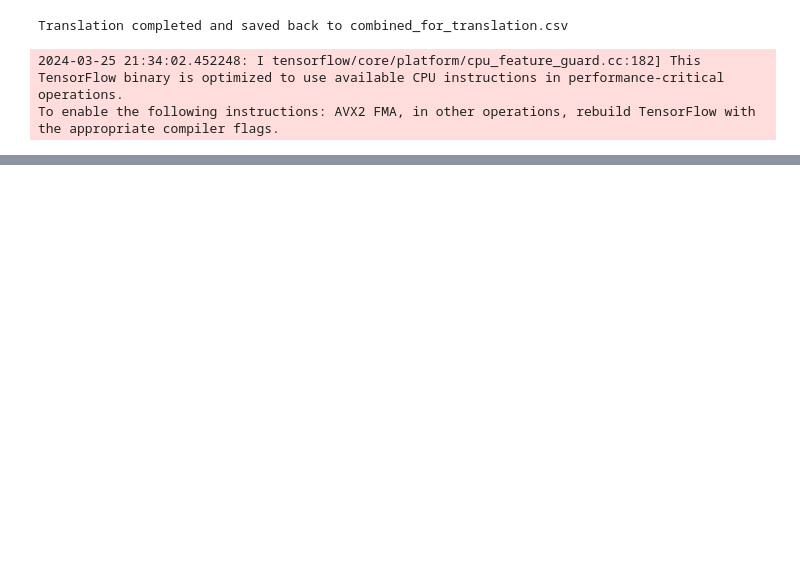
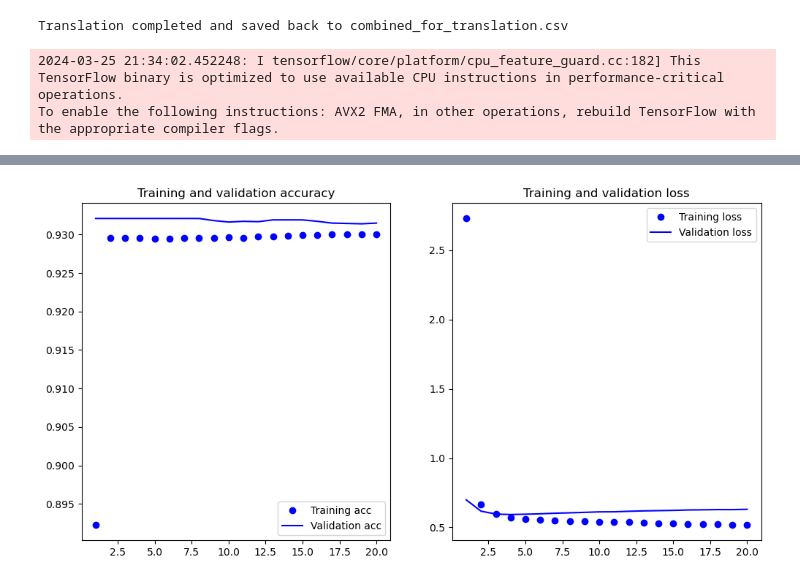
Before and after one commit to ukarthikvarmaCCT/Continous_Assessment_Sem_2, a Jupyter notebook: Preprocessing_data.ipynb, the cells around one changed output, grey strips where cells are left out. Saved outputs shown, nothing was run; the diff lists cells and outputs as text; code cells hidden in the pictures; blank space fills up the shorter version.

```diff
--- a/Preprocessing_data.ipynb
+++ b/Preprocessing_data.ipynb
@@ -352,0 +464,90 @@ df_final.to_csv('final_dataset.csv', index = False)
+# %%
+from tensorflow.keras.preprocessing.text import Tokenizer
+from tensorflow.keras.preprocessing.sequence import pad_sequences
+from tensorflow.keras.models import Sequential
+from tensorflow.keras.layers import Embedding, LSTM, Dense, Bidirectional, TimeDistributed, SpatialDropout1D, Attention, Dropout
+from sklearn.model_selection import train_test_split
+from tensorflow.keras.callbacks import EarlyStopping, ReduceLROnPlateau
+import numpy as np
+import re
+
+# Function to clean text data
+def clean_text(text):
+    text = text.lower()
+    text = re.sub(r"[^\w\s]", "", text)  # Remove punctuation
+    text = re.sub(r"\d+", "", text)  # Remove numbers
+    text = re.sub(r"\s+", " ", text).strip()  # Remove extra spaces
+    return text
+
+# Assuming `dataset` is your DataFrame with 'Hinglish' and 'English' columns loaded from 'final_dataset.csv'
+# Clean the text data
+data['Hinglish'] = data['Hinglish'].apply(clean_text)
+data['preprocessed_text'] = data['preprocessed_text'].apply(clean_text)
+
+# Use Hinglish sentences as input and English sentences as output
+input_sentences = data['Hinglish']
+output_sentences = data['preprocessed_text']
+
+# Tokenization
+tokenizer = Tokenizer()
+tokenizer.fit_on_texts(list(input_sentences) + list(output_sentences))
+input_sequences = tokenizer.texts_to_sequences(input_sentences)
+output_sequences = tokenizer.texts_to_sequences(output_sentences)
+
+# Find the maximum sequence length for padding
+max_length = max(max(len(seq) for seq in input_sequences), max(len(seq) for seq in output_sequences))
+vocab_size = len(tokenizer.word_index) + 1
+
+# Padding sequences
+input_padded = pad_sequences(input_sequences, maxlen=max_length, padding='post')
+output_padded = pad_sequences(output_sequences, maxlen=max_length, padding='post')
+
+# Splitting the dataset
+X_train, X_test, y_train, y_test = train_test_split(input_padded, output_padded, test_size=0.2, random_state=42)
+
+# Model building with added complexity
+model = Sequential([
+    Embedding(input_dim=vocab_size, output_dim=512, input_length=max_length),
+    SpatialDropout1D(0.2),
+    Bidirectional(LSTM(256, return_sequences=True)),
+    Dropout(0.5),
+    TimeDistributed(Dense(vocab_size, activation='softmax'))
+])
+
+model.compile(optimizer='adam', loss='sparse_categorical_crossentropy', metrics=['accuracy'])
+
+
+# Training the model with increased epochs
+history = model.fit(X_train, y_train, batch_size=64, epochs=20, validation_data=(X_test, y_test))
+
+
+# To save the model for future use
+model.save('hinglish_to_english_translation_model_improved.h5')
+
+import matplotlib.pyplot as plt
+
+def plot_training_history(history):
+    acc = history.history['accuracy']
+    val_acc = history.history['val_accuracy']
+    loss = history.history['loss']
+    val_loss = history.history['val_loss']
+    epochs = range(1, len(acc) + 1)
+
+    plt.figure(figsize=(12, 6))
+
+    plt.subplot(1, 2, 1)
+    plt.plot(epochs, acc, 'bo', label='Training acc')
+    plt.plot(epochs, val_acc, 'b', label='Validation acc')
+    plt.title('Training and validation accuracy')
+    plt.legend()
+
+    plt.subplot(1, 2, 2)
+    plt.plot(epochs, loss, 'bo', label='Training loss')
+    plt.plot(epochs, val_loss, 'b', label='Validation loss')
+    plt.title('Training and validation loss')
+    plt.legend()
+
+    plt.show()
+
+plot_training_history(history)
+# %% [output]
@@ -352,0 +571 @@ df_final.to_csv('final_dataset.csv', index = False)
+[figure, added]
```
Also changed, not shown: parts of 8 cells of this notebook, 4 other files.
